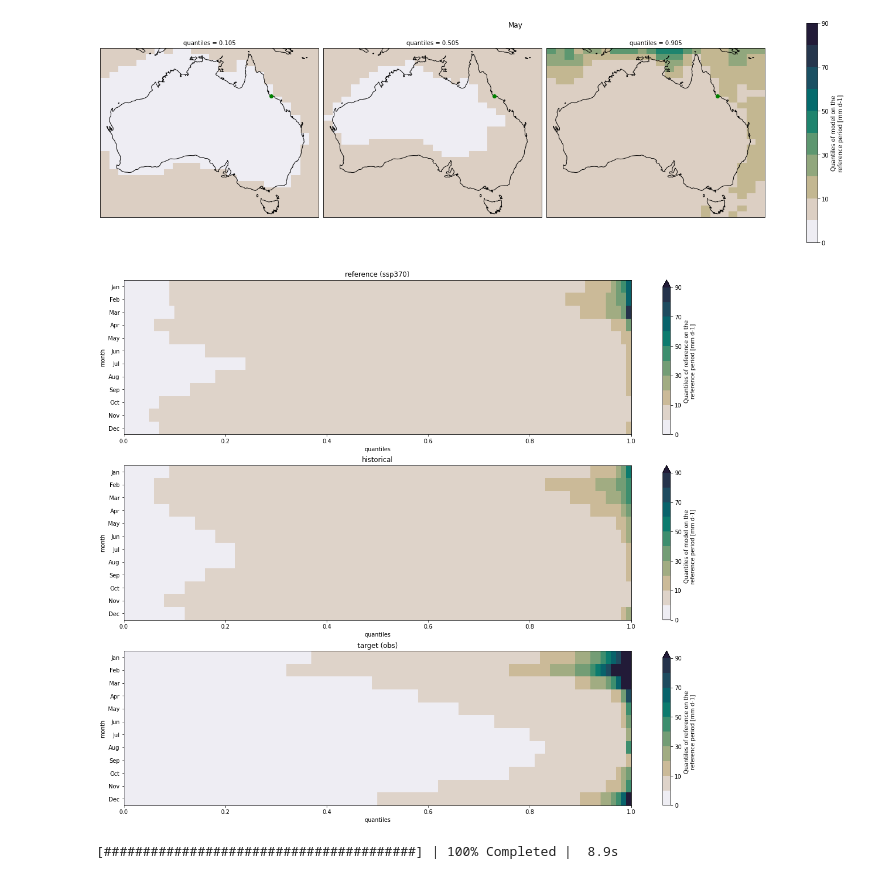
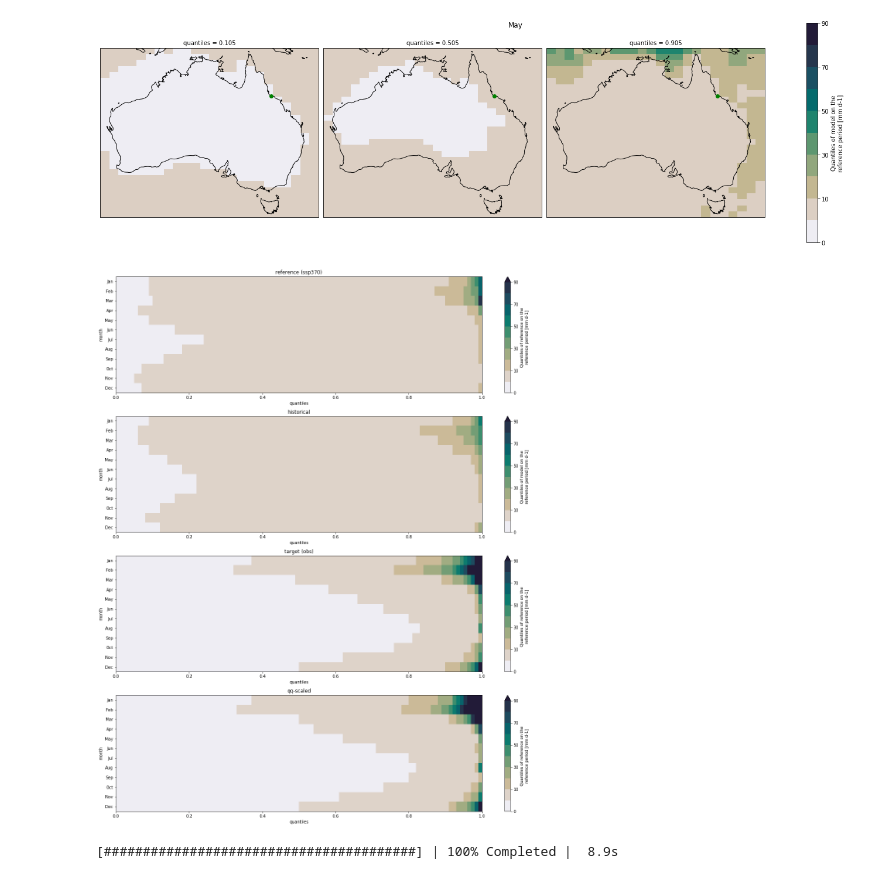
Before and after one commit to AusClimateService/qqscale, a Jupyter notebook: example_validation/pr-qdc-multiplicative-ssr_day_AGCD-ACCESS-ESM1-5_ssp370_r1i1p1f1_20350101-20641231.ipynb, the cells around one changed output. Drawn from its saved outputs; the diff is of its cells as text; code cells hidden in the pictures.

Commit message:
Add annual quantile comparison

```diff
--- a/example_validation/pr-qdc-multiplicative-ssr_day_AGCD-ACCESS-ESM1-5_ssp370_r1i1p1f1_20350101-20641231.ipynb
+++ b/example_validation/pr-qdc-multiplicative-ssr_day_AGCD-ACCESS-ESM1-5_ssp370_r1i1p1f1_20350101-20641231.ipynb
@@ -316,2 +335,5 @@ target_q = target_q.compute()
 # %%
 ds_qq = xr.open_dataset(qq_file)
+# %%
+qq_q = utils.get_ref_q(ds_qq[target_var], ds_adjust['quantiles'].data)
+qq_q = qq_q.compute()
@@ -408,41 +433,51 @@ if 'lat' in ds_adjust.dims:
 # %% [output]
 [figure]
 # %%
-fig = plt.figure(figsize=[20, 17])
-ax1 = fig.add_subplot(311)
-ax2 = fig.add_subplot(312)
-ax3 = fig.add_subplot(313)
+fig = plt.figure(figsize=[20, 24])
+ax1 = fig.add_subplot(4, 1, 1)
+ax2 = fig.add_subplot(412)
+ax3 = fig.add_subplot(413)
+ax4 = fig.add_subplot(414)
 
 quantile_month_plot(
     ds_adjust['ref_q'],
     ax1,
     'regular',
     levels=plot_config['general_levels'],
     title='reference (ssp370)',
     extend='max',
 )
 
 quantile_month_plot(
     ds_adjust['hist_q'],
     ax2,
     'regular',
     levels=plot_config['general_levels'],
     title='historical',
     extend='max',
 )
 
 quantile_month_plot(
     target_q,
     ax3,
     'regular',
     levels=plot_config['general_levels'],
     title='target (obs)',
     extend='max',
 )
 
+quantile_month_plot(
+    qq_q,
+    ax4,
+    'regular',
+    levels=plot_config['general_levels'],
+    title='qq-scaled',
+    extend='max',
+)
+
 plt.show()
 # %% [output]
-[figure, old version]
+[figure, new version]
 # %%
 da_hist = ds_hist[hist_var].sel({'lat': example_lat, 'lon': example_lon}, method='nearest')
 da_hist = da_hist[da_hist['time'].dt.month == example_month]
```
Also changed, not shown: parts of 13 cells of this notebook, 1 other file.
